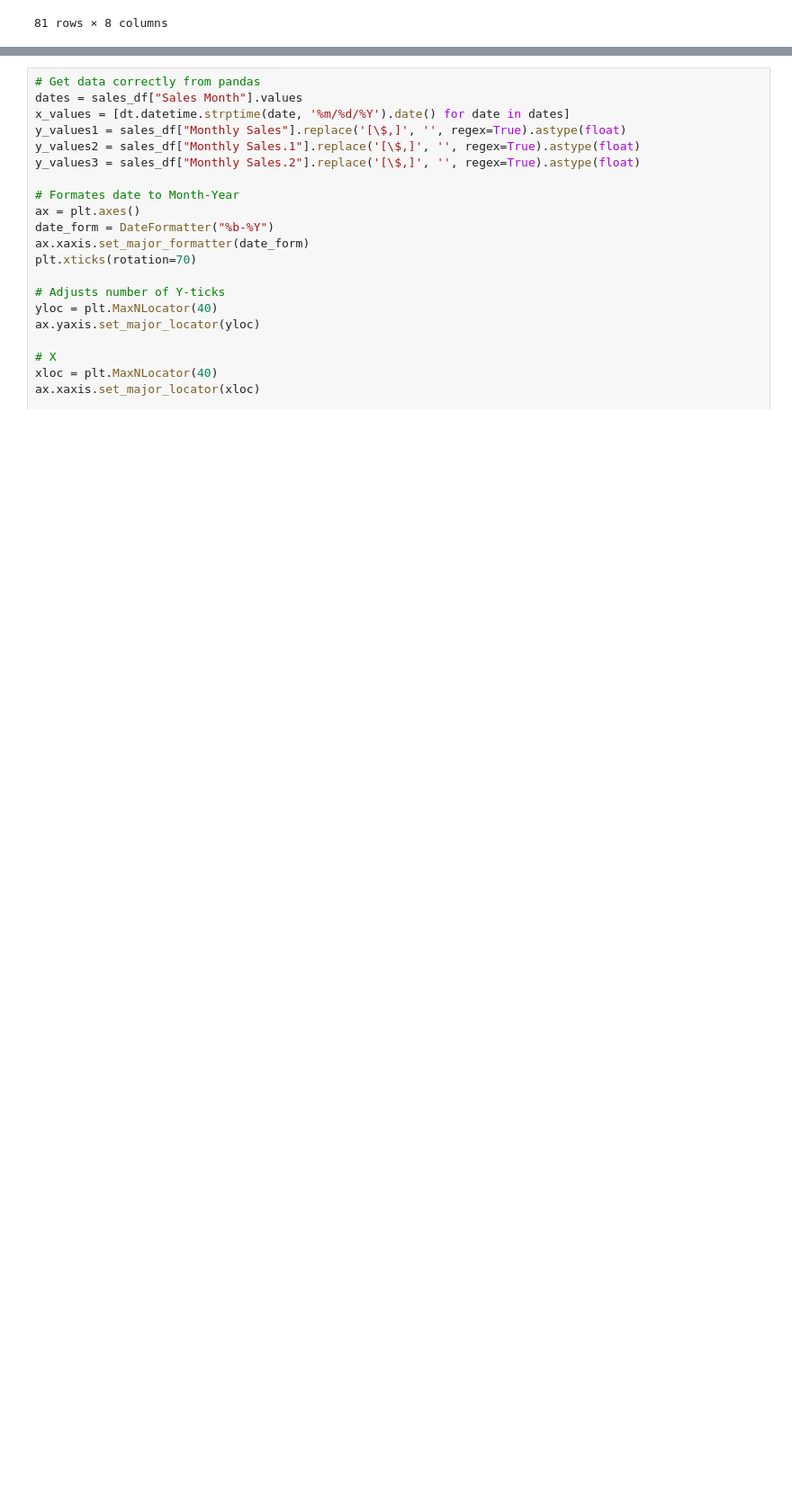
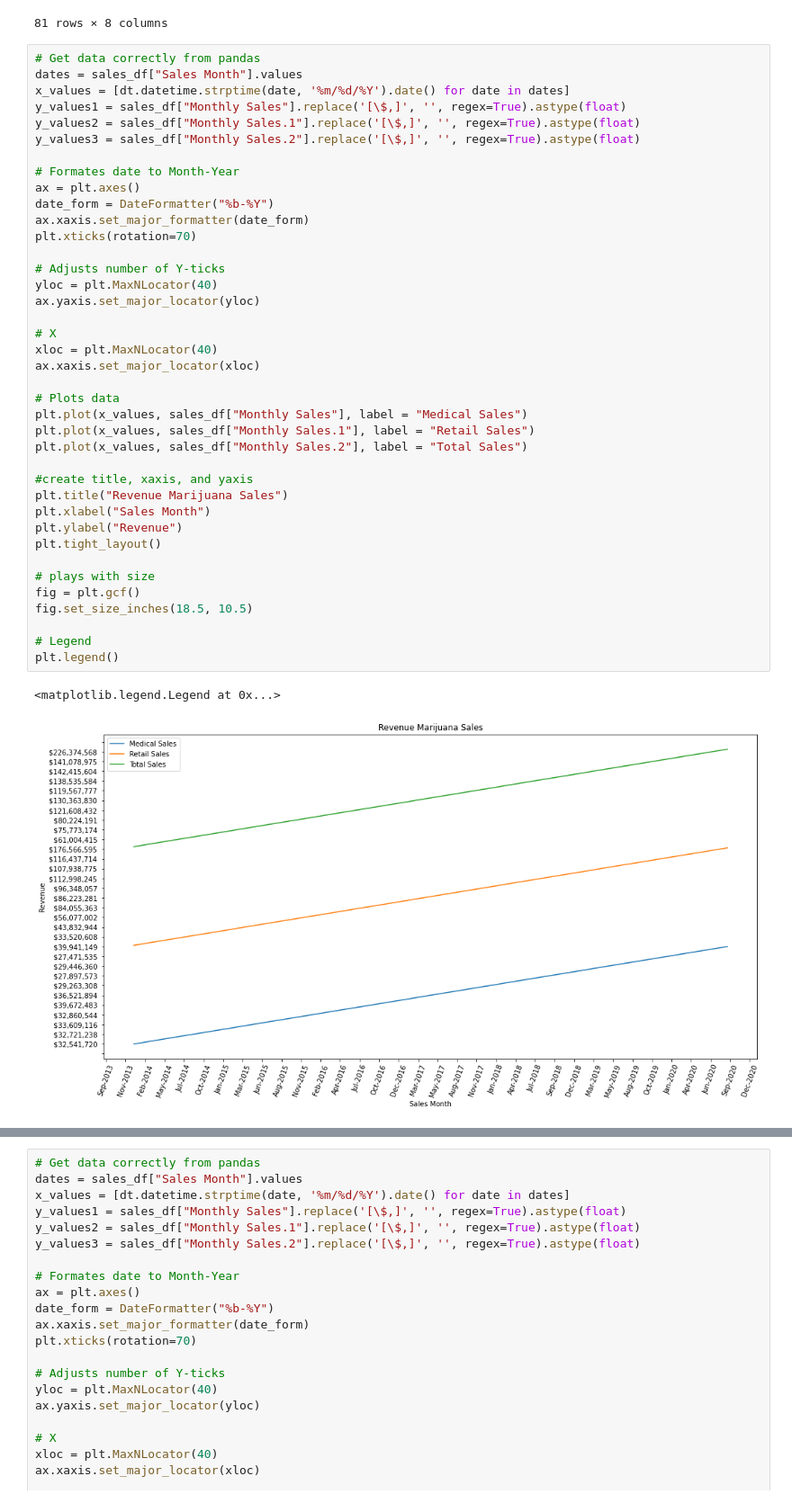
Before and after one commit to julieheadlee/bootcamp_quad, a Jupyter notebook: Total_Sales.ipynb, the cells around one changed output, grey strips where cells are left out. Shown at 90% size. Drawn from its saved outputs; the diff is of its cells as text; blank space fills up the shorter version.

```diff
--- a/Total_Sales.ipynb
+++ b/Total_Sales.ipynb
@@ -27,6 +27,48 @@ sales_df
 | 79 | 8/1/2020 | $42,034,746 | $292,507,353 | $176,566,595 | $1,130,818,741 | $218,601,341 | ... |
 | 80 | 9/1/2020 | $39,941,149 | $332,448,501 | $166,547,119 | $1,297,365,860 | $206,488,268 | ... |
 81 rows × 8 columns
+# %%
+# Get data correctly from pandas
+dates = sales_df["Sales Month"].values
+x_values = [dt.datetime.strptime(date, '%m/%d/%Y').date() for date in dates]
+y_values1 = sales_df["Monthly Sales"].replace('[\$,]', '', regex=True).astype(float)
+y_values2 = sales_df["Monthly Sales.1"].replace('[\$,]', '', regex=True).astype(float)
+y_values3 = sales_df["Monthly Sales.2"].replace('[\$,]', '', regex=True).astype(float)
+
+# Formates date to Month-Year
+ax = plt.axes()
+date_form = DateFormatter("%b-%Y")
+ax.xaxis.set_major_formatter(date_form)
+plt.xticks(rotation=70)
+
+# Adjusts number of Y-ticks
+yloc = plt.MaxNLocator(40)
+ax.yaxis.set_major_locator(yloc)
+
+# X
+xloc = plt.MaxNLocator(40)
+ax.xaxis.set_major_locator(xloc)
+
+# Plots data
+plt.plot(x_values, sales_df["Monthly Sales"], label = "Medical Sales")
+plt.plot(x_values, sales_df["Monthly Sales.1"], label = "Retail Sales")
+plt.plot(x_values, sales_df["Monthly Sales.2"], label = "Total Sales")
+
+#create title, xaxis, and yaxis
+plt.title("Revenue Marijuana Sales")
+plt.xlabel("Sales Month")
+plt.ylabel("Revenue")
+plt.tight_layout()
+
+# plays with size
+fig = plt.gcf()
+fig.set_size_inches(18.5, 10.5)
+
+# Legend
+plt.legend()
+# %% [output]
+<matplotlib.legend.Legend at 0x...>
+[figure, added]
 # %%
 # Get data correctly from pandas
 dates = sales_df["Sales Month"].values
```
Also changed, not shown: parts of 1 cell of this notebook, 3 other files.
